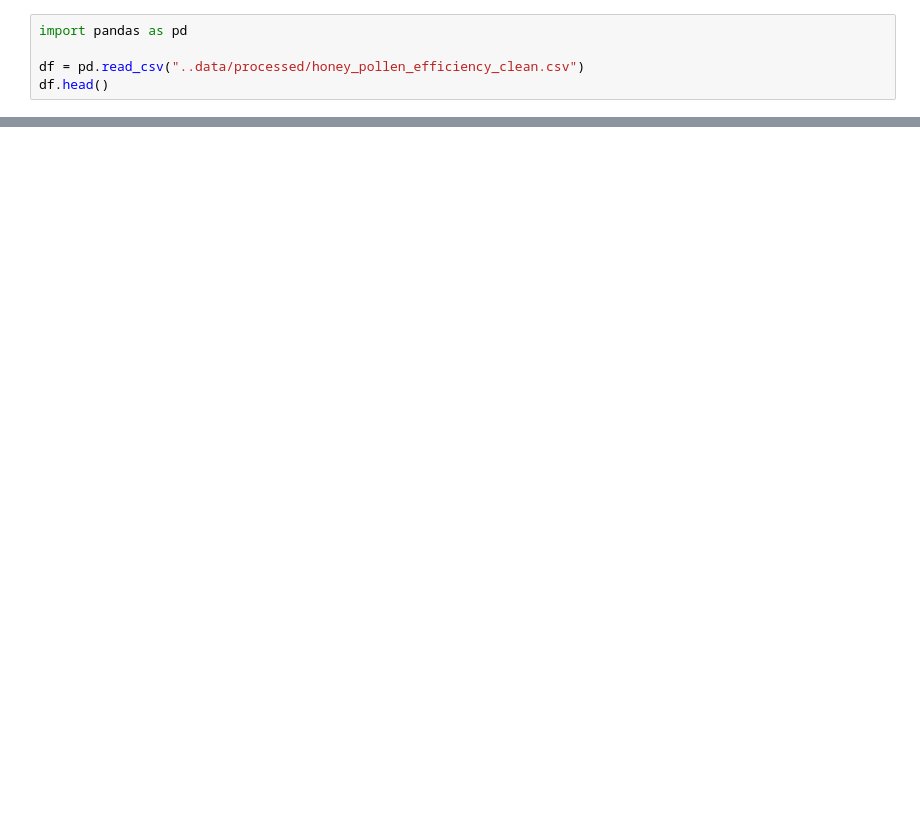
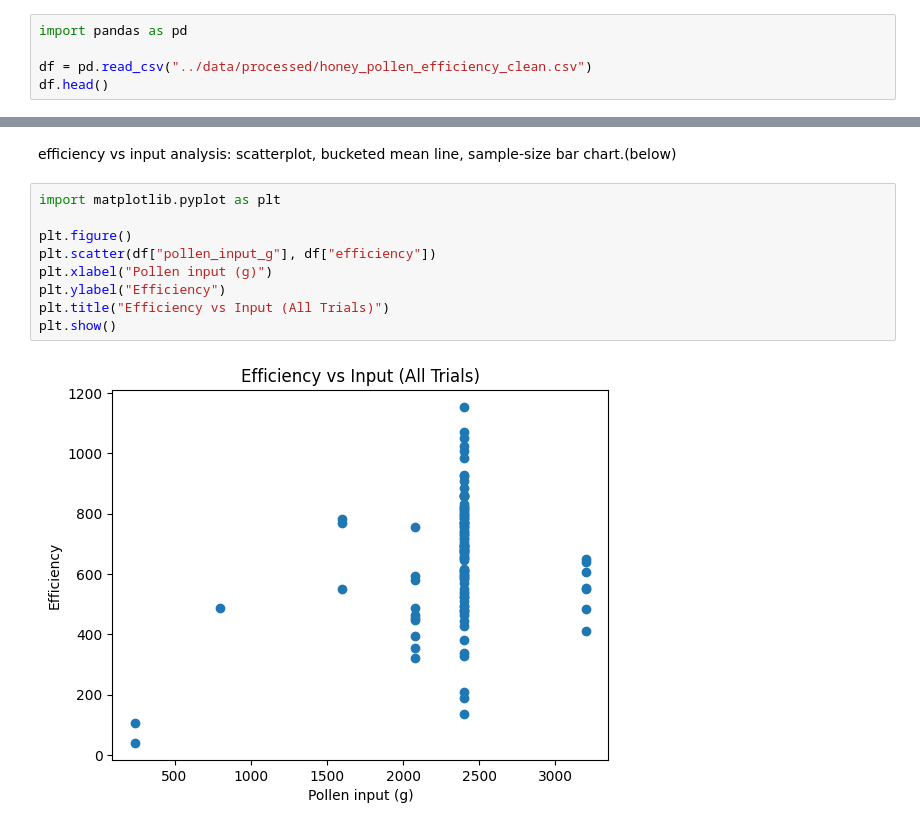
Before and after one commit to dmontelucas/bee-honey-efficiency-analysis, a Jupyter notebook: notebooks/02_exploratory_analysis.ipynb, the cells around one changed output, grey strips where cells are left out. Drawn from its saved outputs; the diff is of its cells as text; blank space fills up the shorter version.

```diff
--- a/notebooks/02_exploratory_analysis.ipynb
+++ b/notebooks/02_exploratory_analysis.ipynb
@@ -1,6 +1,6 @@
 # %%
 import pandas as pd
 
-df = pd.read_csv("..data/processed/honey_pollen_efficiency_clean.csv")
+df = pd.read_csv("../data/processed/honey_pollen_efficiency_clean.csv")
 df.head()
 # %% [output]
@@ -27,0 +60,13 @@ df.groupby("hive_id")["efficiency"].mean().sort_values(ascending=False)
+# %% [markdown]
+efficiency vs input analysis: scatterplot, bucketed mean line, sample-size bar chart.(below)
+# %%
+import matplotlib.pyplot as plt
+
+plt.figure()
+plt.scatter(df["pollen_input_g"], df["efficiency"])
+plt.xlabel("Pollen input (g)")
+plt.ylabel("Efficiency")
+plt.title("Efficiency vs Input (All Trials)")
+plt.show()
+# %% [output]
+[figure, added]
```
Also changed, not shown: parts of 9 cells of this notebook, 6 other files.
